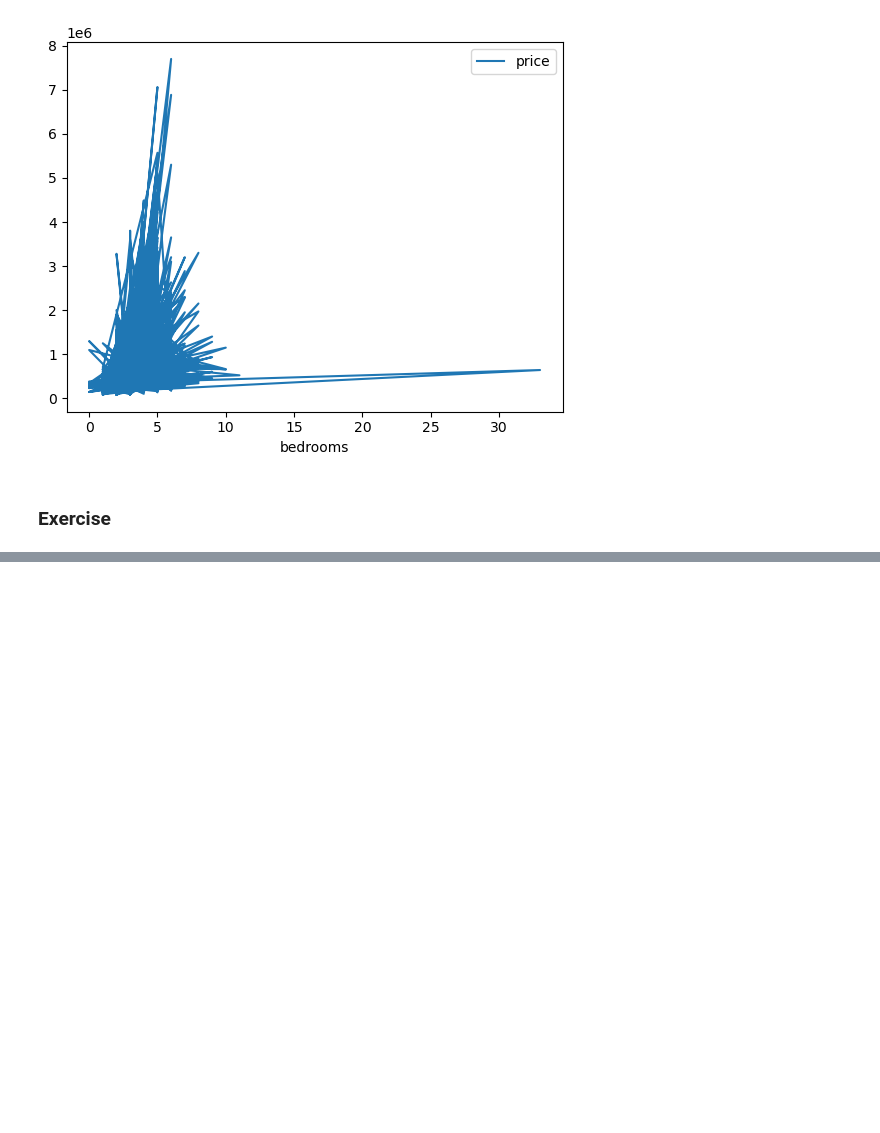
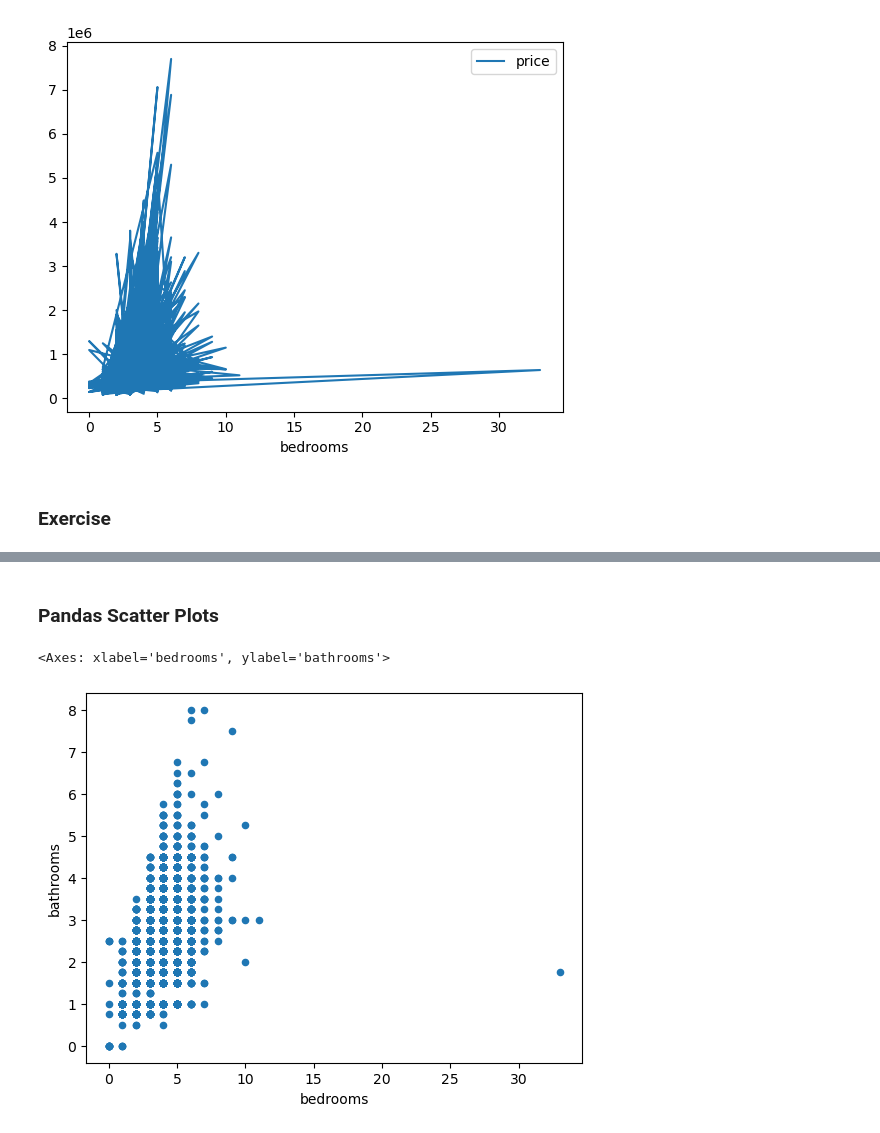
Before and after one commit to gurnamsingh11/data_visualization, a Jupyter notebook: 02_Pandas_Plotting.ipynb, the cells around one changed output, grey strips where cells are left out. Drawn from its saved outputs; the diff is of its cells as text; code cells hidden in the pictures; blank space fills up the shorter version.

Commit message:
Pandas Exercise

```diff
--- a/02_Pandas_Plotting.ipynb
+++ b/02_Pandas_Plotting.ipynb
@@ -353,0 +397,7 @@ houses.plot.line(y="price", x="bedrooms")
+# %% [markdown]
+### Pandas Scatter Plots
+# %%
+houses.plot.scatter(x="bedrooms", y="bathrooms")
+# %% [output]
+<Axes: xlabel='bedrooms', ylabel='bathrooms'>
+[figure, added]
```
Also changed, not shown: parts of 24 cells of this notebook.
